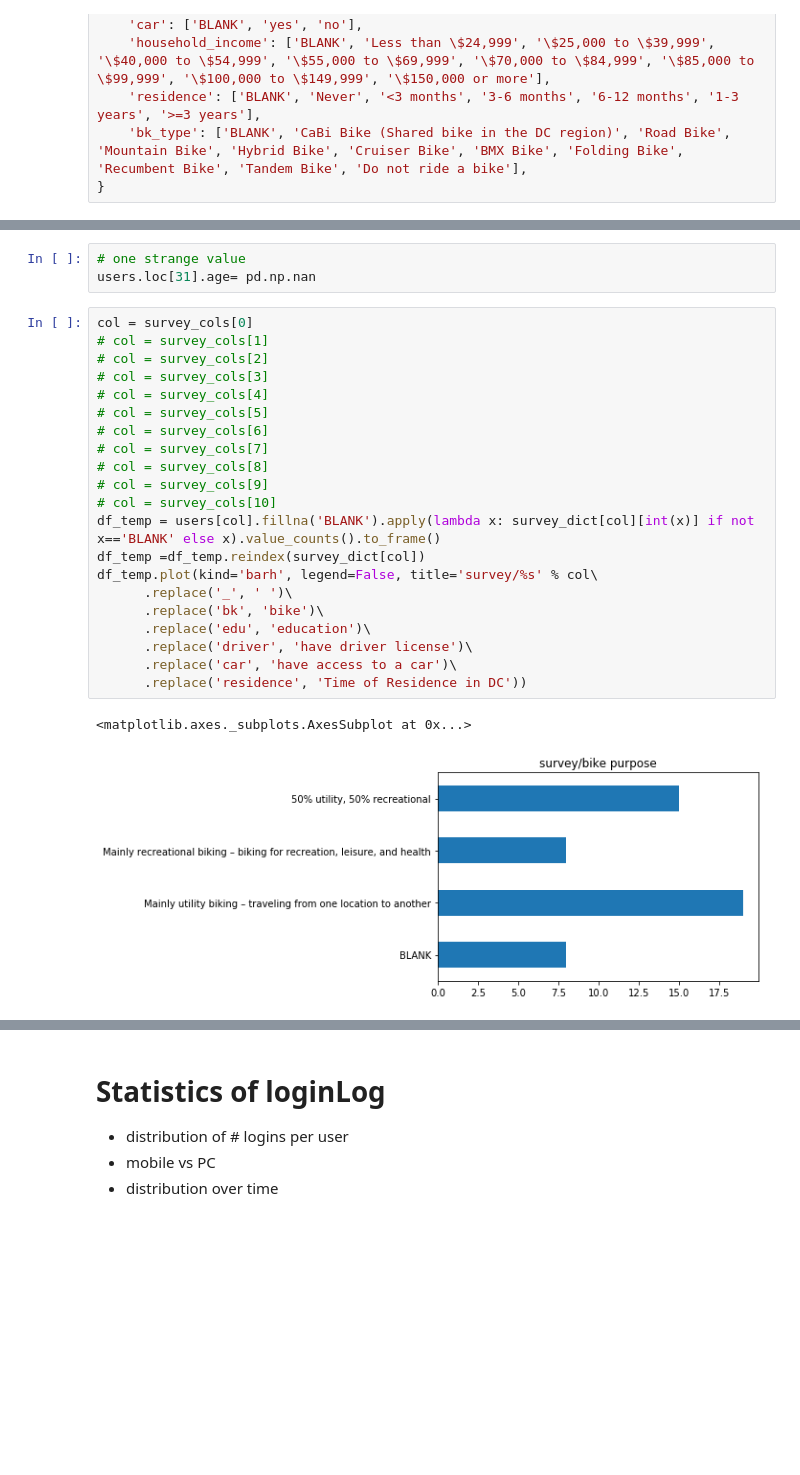
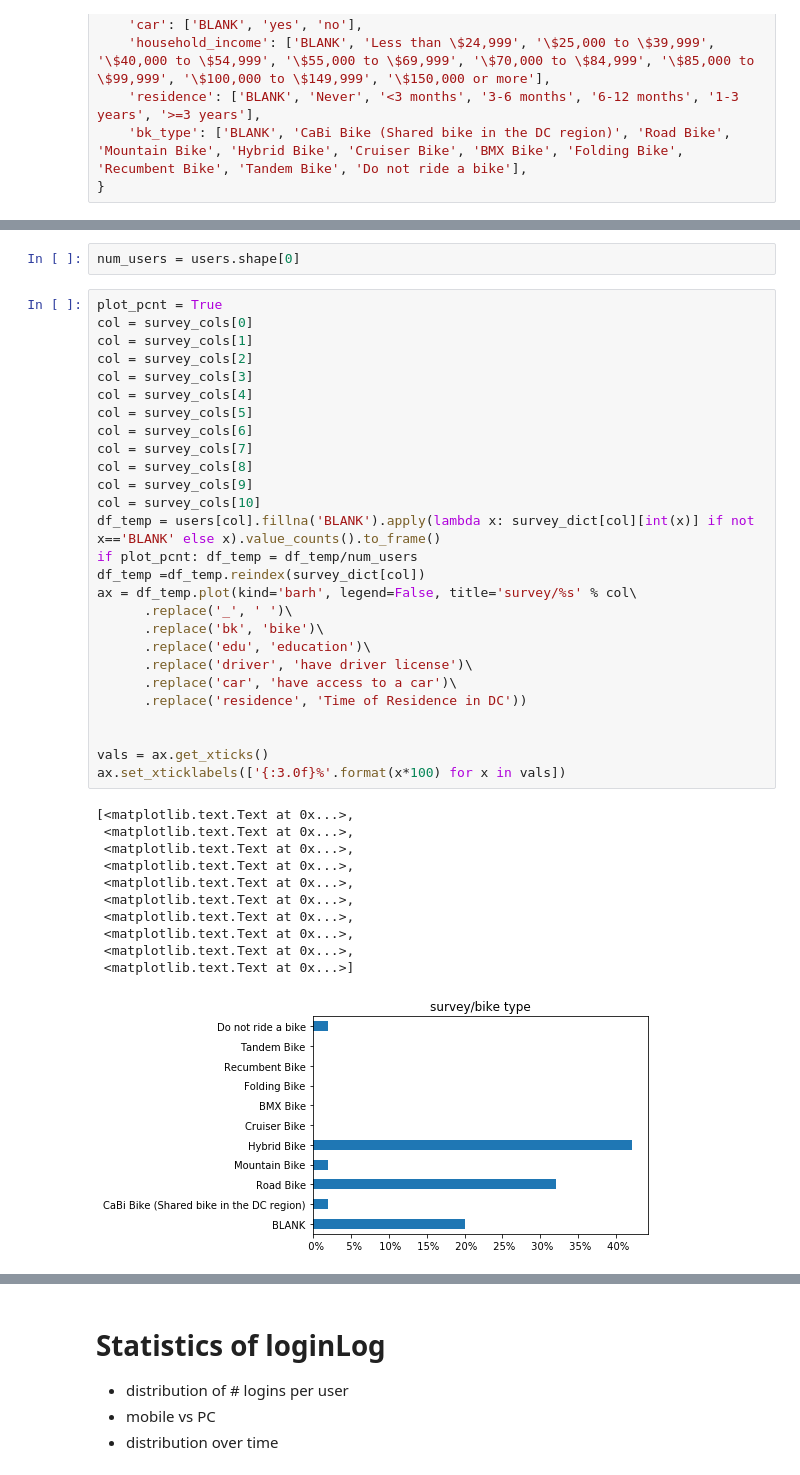
Before and after one commit to JHWu92/Cycling_safety, a Jupyter notebook: rating_platform/database report.ipynb, the cells around one changed output, grey strips where cells are left out. Cells and saved outputs as stored; diff of their text form; blank space fills up the shorter version.

```diff
--- a/rating_platform/database report.ipynb
+++ b/rating_platform/database report.ipynb
@@ -70,27 +71,41 @@ survey_cols = ['bk_purpose', 'age', 'ethnicity', 'edu', 'marital', 'gender', 'dr
-# %%
-# one strange value
-users.loc[31].age= pd.np.nan
+# %%
+num_users = users.shape[0]
 # %%
+plot_pcnt = True
 col = survey_cols[0]
-# col = survey_cols[1]
-# col = survey_cols[2]
-# col = survey_cols[3]
-# col = survey_cols[4]
-# col = survey_cols[5]
-# col = survey_cols[6]
-# col = survey_cols[7]
-# col = survey_cols[8]
-# col = survey_cols[9]
-# col = survey_cols[10]
+col = survey_cols[1]
+col = survey_cols[2]
+col = survey_cols[3]
+col = survey_cols[4]
+col = survey_cols[5]
+col = survey_cols[6]
+col = survey_cols[7]
+col = survey_cols[8]
+col = survey_cols[9]
+col = survey_cols[10]
 df_temp = users[col].fillna('BLANK').apply(lambda x: survey_dict[col][int(x)] if not x=='BLANK' else x).value_counts().to_frame()
+if plot_pcnt: df_temp = df_temp/num_users
 df_temp =df_temp.reindex(survey_dict[col])
-df_temp.plot(kind='barh', legend=False, title='survey/%s' % col\
+ax = df_temp.plot(kind='barh', legend=False, title='survey/%s' % col\
       .replace('_', ' ')\
       .replace('bk', 'bike')\
       .replace('edu', 'education')\
       .replace('driver', 'have driver license')\
       .replace('car', 'have access to a car')\
       .replace('residence', 'Time of Residence in DC'))
+
+
+vals = ax.get_xticks()
+ax.set_xticklabels(['{:3.0f}%'.format(x*100) for x in vals])
 # %% [output]
-<matplotlib.axes._subplots.AxesSubplot at 0x...>
+[<matplotlib.text.Text at 0x...>,
+ <matplotlib.text.Text at 0x...>,
+ <matplotlib.text.Text at 0x...>,
+ <matplotlib.text.Text at 0x...>,
+ <matplotlib.text.Text at 0x...>,
+ <matplotlib.text.Text at 0x...>,
+ <matplotlib.text.Text at 0x...>,
+ <matplotlib.text.Text at 0x...>,
+ <matplotlib.text.Text at 0x...>,
+ <matplotlib.text.Text at 0x...>]
-[figure, old version]
+[figure, new version]
```
Also changed, not shown: parts of 21 cells of this notebook, 1 other file.
